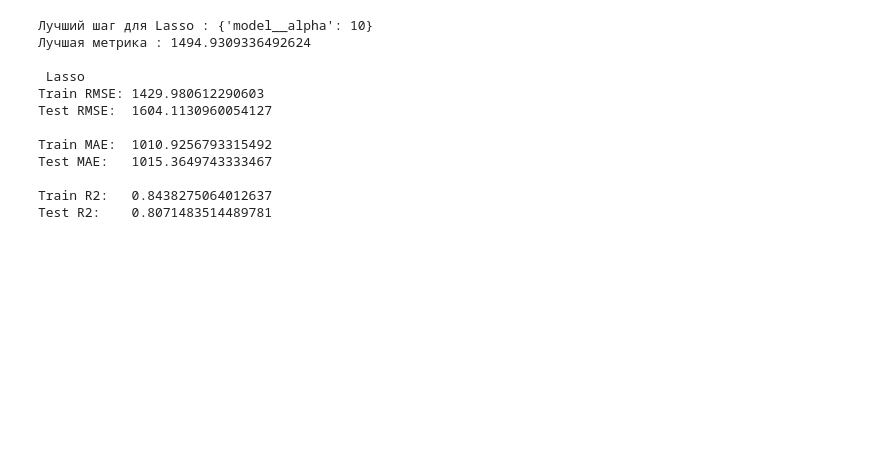
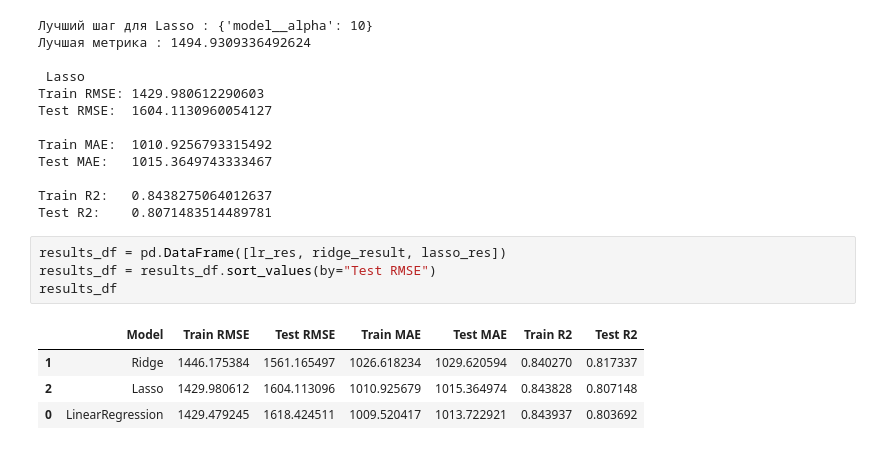
Before and after one commit to vladgulchenko/ml-homeworks, a Jupyter notebook: hw04_linear/hw04_linear.ipynb, the cells around one changed output. Drawn from its saved outputs; the diff is of its cells as text; blank space fills up the shorter version.

```diff
--- a/hw04_linear/hw04_linear.ipynb
+++ b/hw04_linear/hw04_linear.ipynb
@@ -436,3 +447,12 @@ Test MAE:   1015.3649743333467
 
 Train R2:   0.8438275064012637
 Test R2:    0.8071483514489781
+# %%
+results_df = pd.DataFrame([lr_res, ridge_result, lasso_res])
+results_df = results_df.sort_values(by="Test RMSE")
+results_df
+# %% [output]
+|  | Model | Train RMSE | Test RMSE | Train MAE | Test MAE | Train R2 | Test R2 |
+| 1 | Ridge | 1446.175384 | 1561.165497 | 1026.618234 | 1029.620594 | 0.840270 | 0.817337 |
+| 2 | Lasso | 1429.980612 | 1604.113096 | 1010.925679 | 1015.364974 | 0.843828 | 0.807148 |
+| 0 | LinearRegression | 1429.479245 | 1618.424511 | 1009.520417 | 1013.722921 | 0.843937 | 0.803692 |
```
Also changed, not shown: parts of 10 cells of this notebook.
